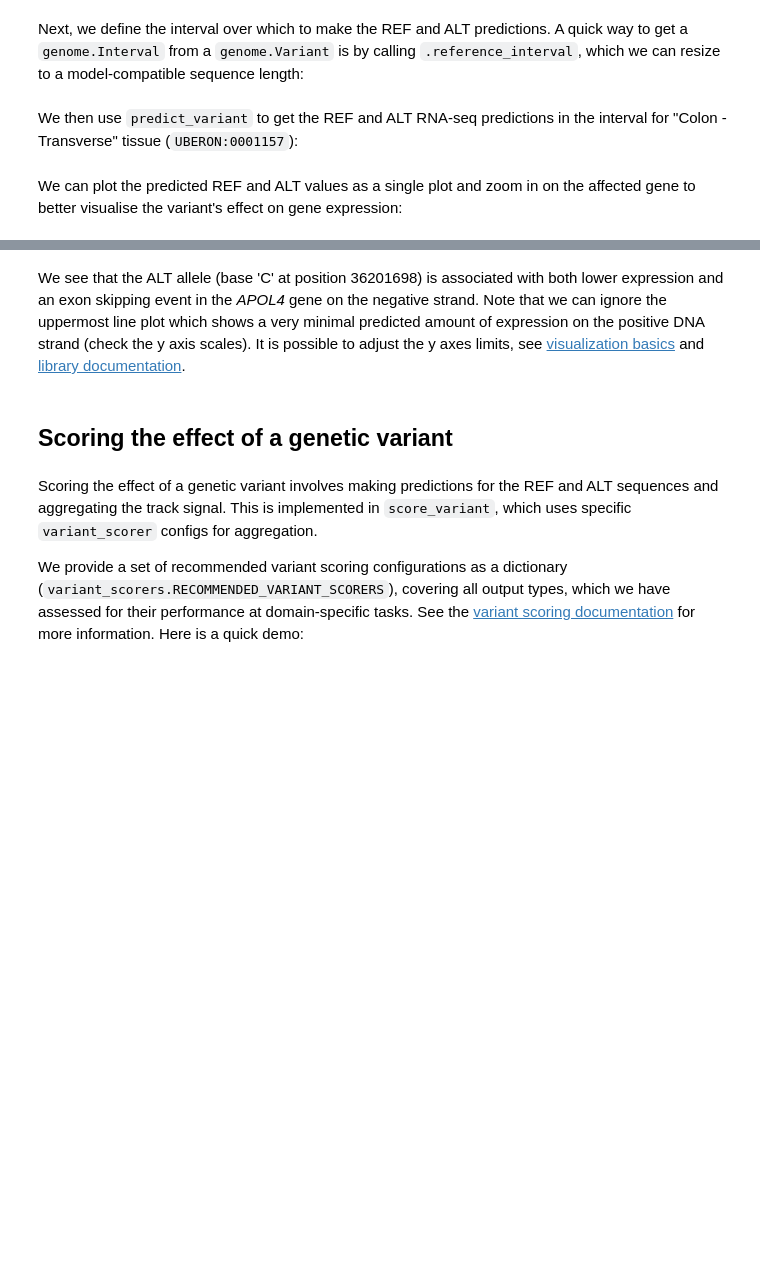
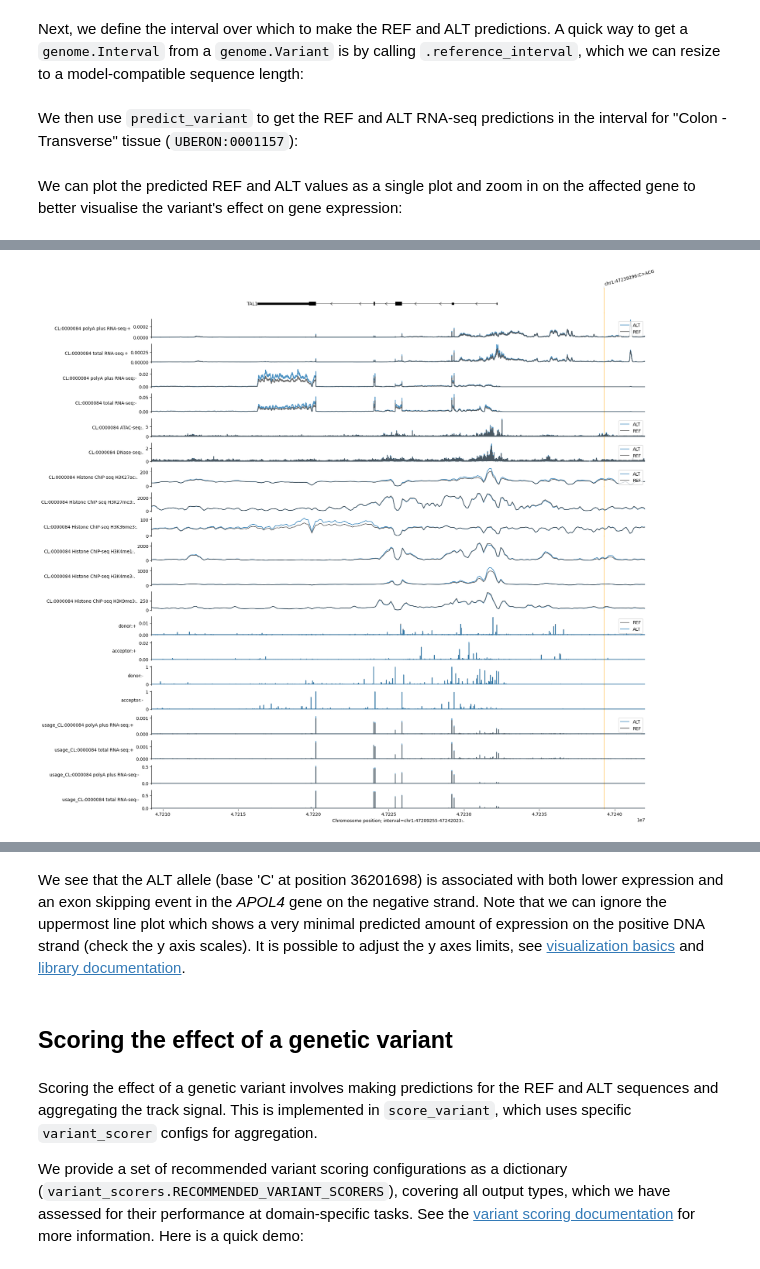
Before and after one commit to Benobivan/AlphaGenome, a Jupyter notebook: colabs/alphagenome_project_ben.ipynb, the cells around one changed output, grey strips where cells are left out. Saved outputs shown, nothing was run; the diff lists cells and outputs as text; code cells hidden in the pictures; blank space fills up the shorter version.

```diff
--- a/colabs/alphagenome_project_ben.ipynb
+++ b/colabs/alphagenome_project_ben.ipynb
@@ -361,11 +363,12 @@ sequences.
 We specify the variant by defining a `genome.Variant` object. The specific
 variant below is a known variant affecting gene expression in colon tissue:
 # %%
+# BB variant insertion in TAL1 enhancer (2026 Nature Fig.6)
 variant = genome.Variant(
-    chromosome='chr22',
-    position=36201698,
-    reference_bases='A',  # Can differ from the true reference genome base.
-    alternate_bases='C',
+    chromosome='chr1',
+    position=47239296,
+    reference_bases='C',  # Can differ from the true reference genome base. HÄH
+    alternate_bases='ACG',
 )
 # %% [markdown]
 Next, we define the interval over which to make the REF and ALT predictions. A
@@ -408,0 +479,83 @@ plt.show()
+# %%
+# BB define 33 kb TAL1 region for variant-effect plotting
+tal1_interval_33kb = genome.Interval(
+    chromosome='chr1',
+    start=47209255,
+    end=47242023,
+    strand='.'
+)
+# %%
+# BB plot REF vs ALT for multiple traits in the 33 kb TAL1 region
+transcripts_33kb = transcript_extractor.extract(tal1_interval_33kb)
+
+ref_color = '#4a4a4a'   # dark grey
+alt_color = '#1f77b4'   # blue
+
+plot_components.plot(
+    [
+        plot_components.TranscriptAnnotation(transcripts_33kb, fig_height=0.1),
+
+        plot_components.OverlaidTracks(
+            tdata={
+                'REF': variant_output_multi.reference.rna_seq,
+                'ALT': variant_output_multi.alternate.rna_seq,
+            },
+            colors={'REF': ref_color, 'ALT': alt_color},
+        ),
+
+        plot_components.OverlaidTracks(
+            tdata={
+                'REF': variant_output_multi.reference.atac,
+                'ALT': variant_output_multi.alternate.atac,
+            },
+            colors={'REF': ref_color, 'ALT': alt_color},
+        ),
+
+        plot_components.OverlaidTracks(
+            tdata={
+                'REF': variant_output_multi.reference.dnase,
+                'ALT': variant_output_multi.alternate.dnase,
+            },
+            colors={'REF': ref_color, 'ALT': alt_color},
+        ),
+
+        plot_components.OverlaidTracks(
+            tdata={
+                'REF': variant_output_multi.reference.chip_histone,
+                'ALT': variant_output_multi.alternate.chip_histone,
+            },
+            colors={'REF': ref_color, 'ALT': alt_color},
+        ),
+
+        plot_components.OverlaidTracks(
+            tdata={
+                'REF': variant_output_multi.reference.chip_tf,
+                'ALT': variant_output_multi.alternate.chip_tf,
+            },
+            colors={'REF': ref_color, 'ALT': alt_color},
+        ),
+
+        plot_components.OverlaidTracks(
+            tdata={
+                'REF': variant_output_multi.reference.splice_sites,
+                'ALT': variant_output_multi.alternate.splice_sites,
+            },
+            colors={'REF': ref_color, 'ALT': alt_color},
+        ),
+
+        plot_components.OverlaidTracks(
+            tdata={
+                'REF': variant_output_multi.reference.splice_site_usage,
+                'ALT': variant_output_multi.alternate.splice_site_usage,
+            },
+            colors={'REF': ref_color, 'ALT': alt_color},
+        ),
+    ],
+    interval=tal1_interval_33kb,
+    annotations=[plot_components.VariantAnnotation([variant], alpha=0.8)],
+)
+
+plt.show()
+plt.savefig('/content/tal1_variant_effects_alltraits_33kb_bluegrey.png', dpi=300, bbox_inches='tight')
+# %% [output]
+[figure, added]
```
Also changed, not shown: parts of 18 cells of this notebook.
